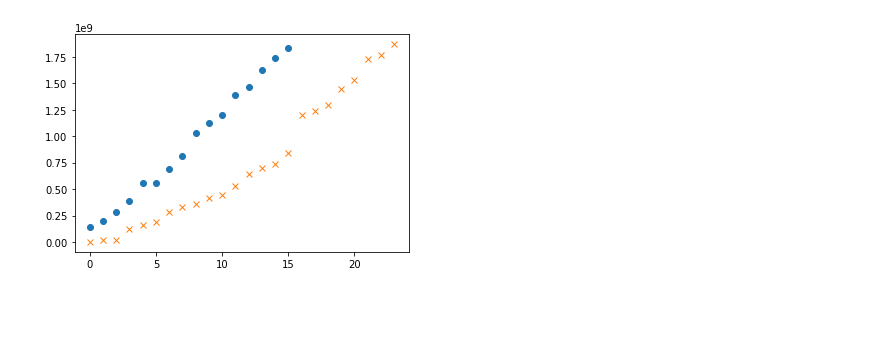
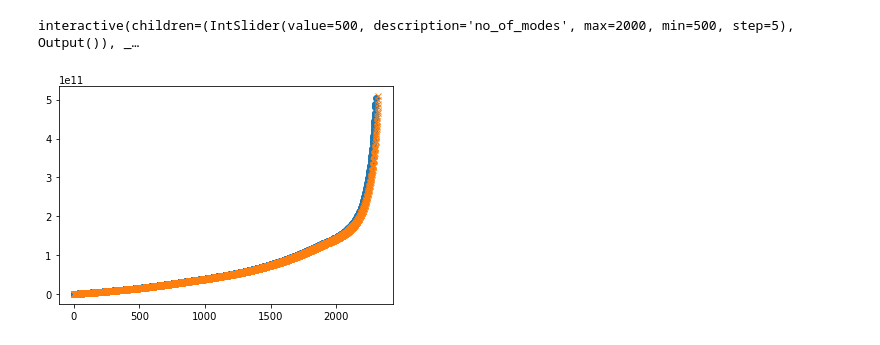
Before and after one commit to jenovencio/NDCSI4-2018, a Jupyter notebook: notebooks/test Craig Bampton Component.ipynb, the cells around one changed output. Cells and saved outputs as stored; diff of their text form; code cells hidden in the pictures; blank space fills up the shorter version.

```diff
--- a/notebooks/test Craig Bampton Component.ipynb
+++ b/notebooks/test Craig Bampton Component.ipynb
@@ -86,21 +86,4 @@ master_dofs.extend(dir_dofs)
 
 
 
-def check(no_of_modes=20):
-    T, T_local, P, K_local, M_local = my_comp.compute(M, K, master_dofs, slave_dofs, no_of_modes=no_of_modes)
-
-
-    Mr = T.T.dot(M.todense()).dot(T)
-    Kr = T.T.dot(K.todense()).dot(T)
-    ff = T.T.dot(f)
-
-    no_of_modes = 10
-    omega, V_dynamic = linalg.eig(K.todense(), M.todense())
-    omega_red, V_dynamic_red = linalg.eig(Kr, Mr)
-
-    omega = np.sort(omega)
-    omega_red = np.sort(omega_red)
-
-    plt.plot(omega_red, 'o')
-    plt.plot(omega, 'x')
-    plt.show()
+omega, V_dynamic = linalg.eig(K.todense(), M.todense())
@@ -121,4 +90,25 @@ interact(test, x=(0,10,1))
+# %%
+@interact(no_of_modes=(500,2000,5))
+def check(no_of_modes=500):
+    T, T_local, P, K_local, M_local = my_comp.compute(M, K, master_dofs, slave_dofs, no_of_modes=no_of_modes)
+
+    Mr = T.T.dot(M.todense()).dot(T)
+    Kr = T.T.dot(K.todense()).dot(T)
+    ff = T.T.dot(f)
+
+    no_of_modes = 10
+
+    omega_red, V_dynamic_red = linalg.eig(Kr, Mr)
+
+    omega_global = np.sort(omega)
+    omega_red = np.sort(omega_red)
+
+    plt.plot(omega_red, 'o')
+    plt.plot(omega_global, 'x')
+    plt.show()
+# %% [output]
+interactive(children=(IntSlider(value=500, description='no_of_modes', max=2000, min=500, step=5), Output()), _…
 # %%
-check(10)
+check(2260)
 # %% [output]
-[figure, old version]
+[figure, new version]
```
Also changed, not shown: parts of 8 cells of this notebook.
